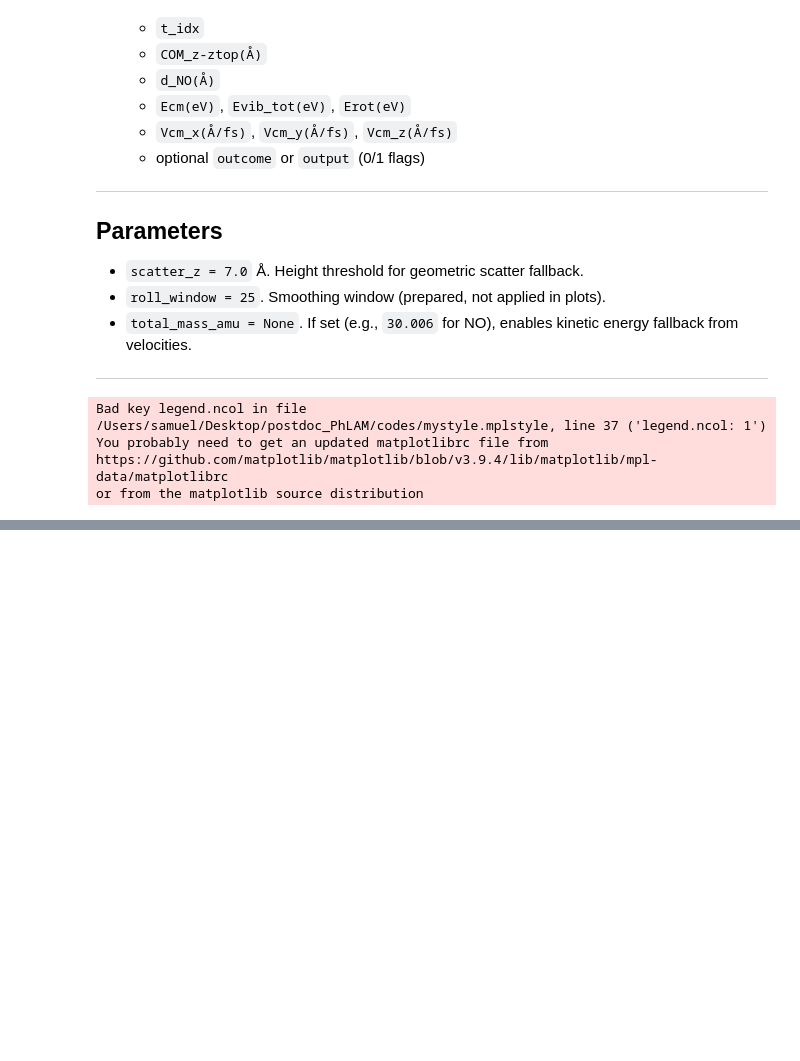
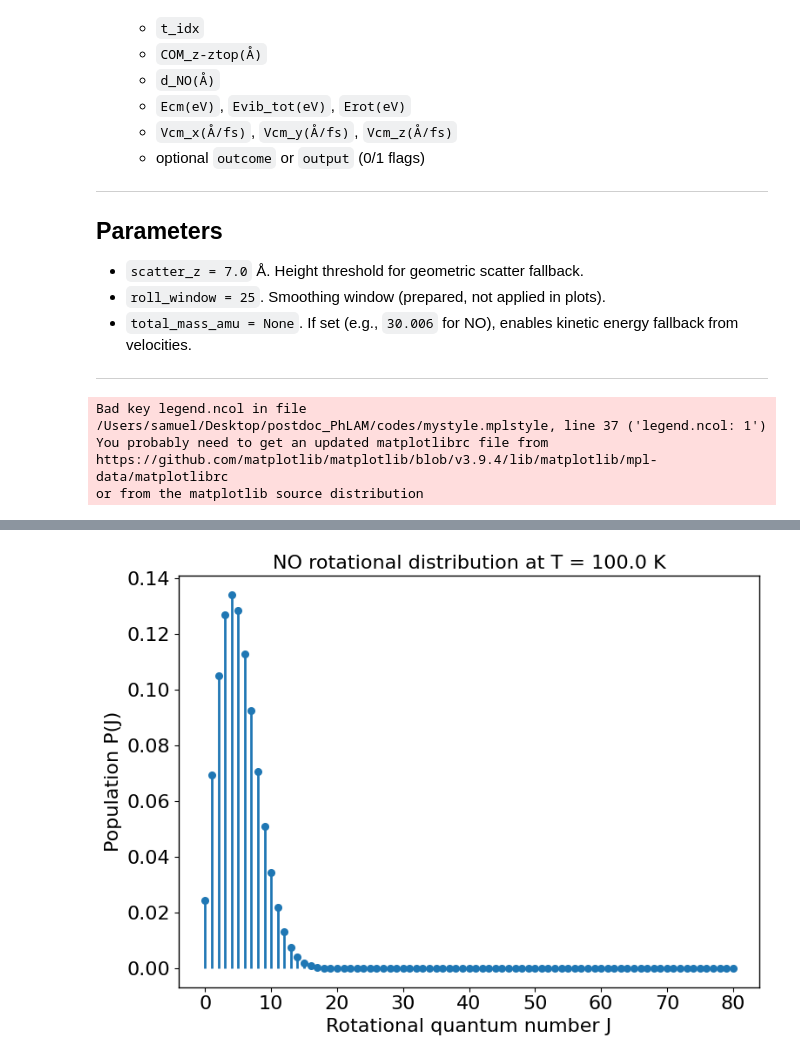
Before and after one commit to SamDFr/MD_analysis_diatom_graphite, a Jupyter notebook: 03_results_global_analysis.ipynb, the cells around one changed output, grey strips where cells are left out. Cells and saved outputs as stored; diff of their text form; code cells hidden in the pictures; blank space fills up the shorter version.

```diff
--- a/03_results_global_analysis.ipynb
+++ b/03_results_global_analysis.ipynb
@@ -406,0 +544,57 @@ T_rot = 942.8 K  (±17.3 K)
+# %%
+# Rotational distribution for NO at a given temperature (Boltzmann over J)
+
+def rotational_distribution_NO(T, J_max=80):
+    """
+    Compute the normalized rotational population P(J) for NO at temperature T (K).
+
+    Parameters
+    ----------
+    T : float
+        Rotational temperature in Kelvin.
+    J_max : int
+        Maximum rotational quantum number to include.
+
+    Returns
+    -------
+    J : np.ndarray
+        Array of J values (0..J_max).
+    P : np.ndarray
+        Normalized population P(J) (sum P = 1).
+    """
+    # Rotational constant of NO in cm^-1 (approx.)
+    B = 1.704  # cm^-1
+
+    # k_B / (h c) in cm^-1 / K
+    kB_over_hc = 0.69503476  # cm^-1/K
+
+    J = np.arange(0, J_max + 1)
+
+    # E_J / (k_B T) using spectroscopic units
+    E_over_kT = B * J * (J + 1) / (kB_over_hc * T)
+
+    # Include degeneracy (2J+1)
+    weights = (2 * J + 1) * np.exp(-E_over_kT)
+    P = weights / weights.sum()
+    return J, P
+
+# === Set the temperature you want here (in K) ===
+T_rot = 100.0  # replace with the temperature you send, e.g. 150.0, 500.0, etc.
+
+# Compute distribution
+J, P = rotational_distribution_NO(T_rot, J_max=80)
+
+# Plot
+plt.figure()
+plt.stem(J, P, basefmt=" ")
+plt.xlabel("Rotational quantum number J")
+plt.ylabel("Population P(J)")
+plt.title(f"NO rotational distribution at T = {T_rot:.1f} K")
+plt.tight_layout()
+plt.show()
+
+# Optional: if you want to draw random J samples from this distribution:
+# n_samples = 10000
+# J_samples = np.random.choice(J, size=n_samples, p=P)
+# %% [output]
+[figure, added]
```
Also changed, not shown: parts of 6 cells of this notebook, 3 other files.
